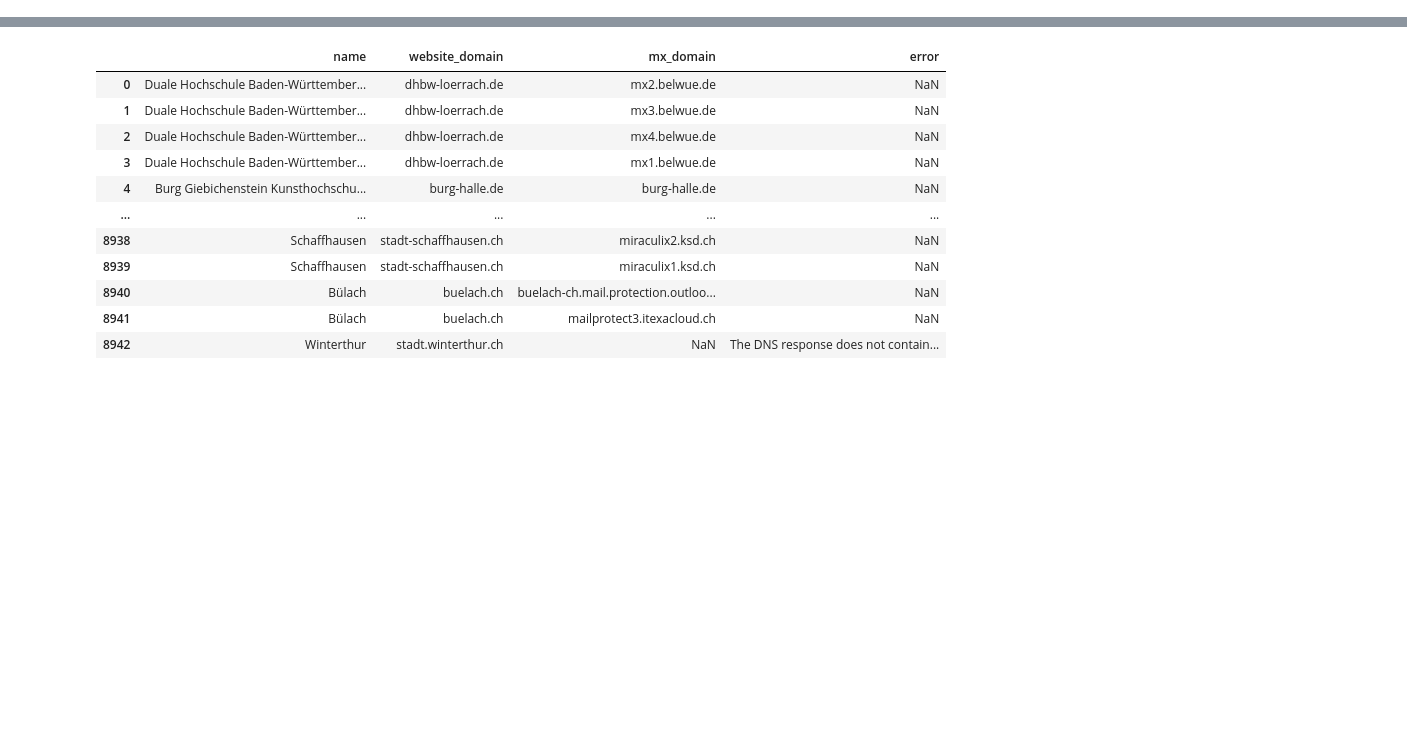
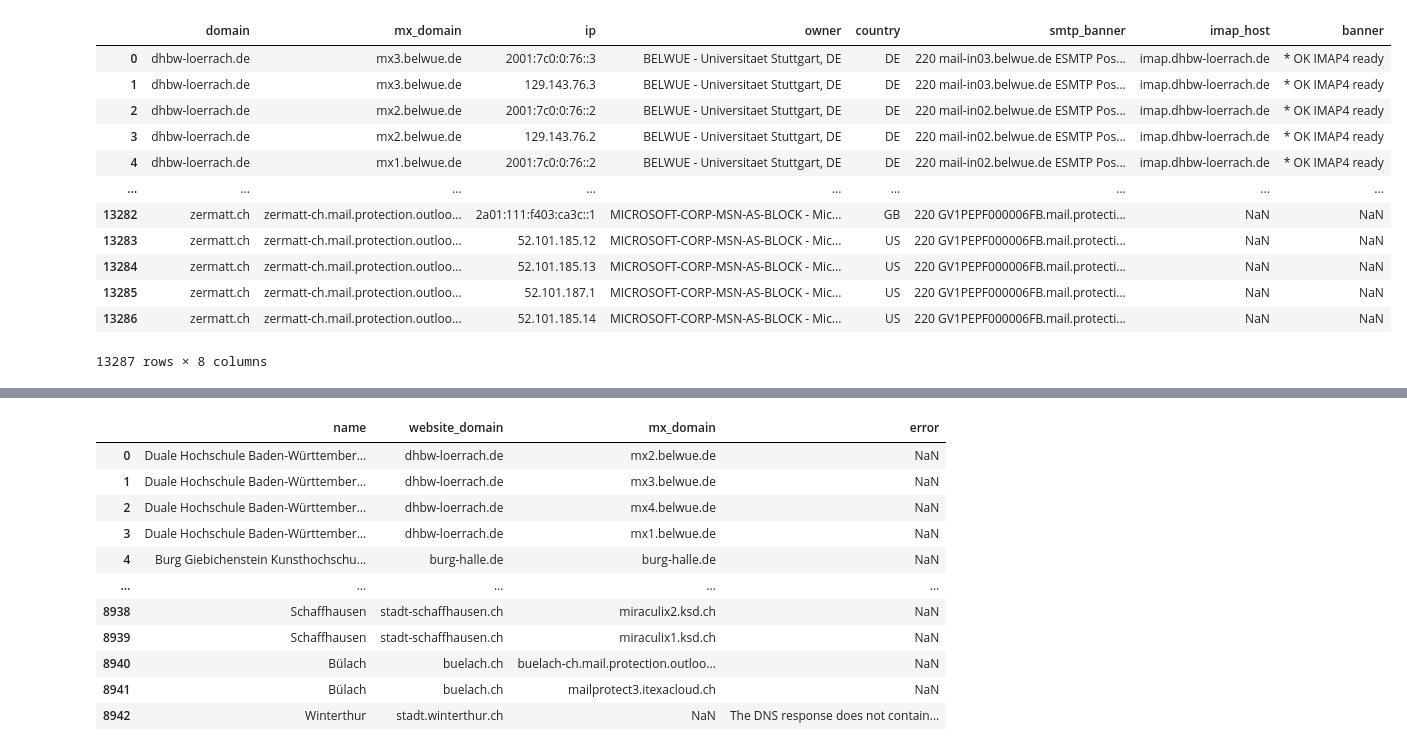
Before and after one commit to Owreeb/S.M.A.R.T.-Sovereign_Mail_Assessment_and_Rating_Tool, a Jupyter notebook: scanner/src/enricher/dev_notebook.ipynb, the cells around one changed output, grey strips where cells are left out. Drawn from its saved outputs; the diff is of its cells as text; code cells hidden in the pictures; blank space fills up the shorter version.

```diff
--- a/scanner/src/enricher/dev_notebook.ipynb
+++ b/scanner/src/enricher/dev_notebook.ipynb
@@ -25,0 +187,30 @@ domain
+# %%
+combiner_mx = combiner.merge(mx, on="domain", how="left").drop(columns=["error"])
+combiner_mx
+combiner_mx_ip = combiner_mx.merge(ip.drop(columns=["error"]), on="mx_domain")
+combiner_mx_ip
+combiner_mx_ip_asn = combiner_mx_ip.merge(asn.drop(columns=["asn", "prefix", "error"]), on="ip")
+combiner_mx_ip_asn
+combiner_mx_ip_asn_smtp = combiner_mx_ip_asn.merge(smtp.drop(columns=["port", "error"]), on="mx_domain")
+combiner_mx_ip_asn_smtp
+combiner_mx_ip_asn_smtp_imap = combiner_mx_ip_asn_smtp.merge(imap.drop(columns=["port", "error"]), on="domain")
+combiner_mx_ip_asn_smtp_imap
+# domain_combiner_mx = domain.merge(combiner_mx, left_on="email", right_on="domain", how="left")
+# domain_combiner_mx = domain.merge(combiner_mx, left_on="email", right_on="domain", how="left")
+# domain_combiner_mx
+# combiner_mx_domain_ip = combiner_mx_domain.merge(ip.drop(columns=["error"]), on="mx_domain", how="outer")
+# combiner_mx_domain_ip
+# %% [output]
+|  | domain | mx_domain | ip | owner | country | smtp_banner | imap_host | banner |
+| 0 | dhbw-loerrach.de | mx3.belwue.de | 2001:7c0:0:76::3 | BELWUE - Universitaet Stuttgart, DE | DE | 220 mail-in03.belwue.de ESMTP Pos... | imap.dhbw-loerrach.de | * OK IMAP4 ready |
+| 1 | dhbw-loerrach.de | mx3.belwue.de | 129.143.76.3 | BELWUE - Universitaet Stuttgart, DE | DE | 220 mail-in03.belwue.de ESMTP Pos... | imap.dhbw-loerrach.de | * OK IMAP4 ready |
+| 2 | dhbw-loerrach.de | mx2.belwue.de | 2001:7c0:0:76::2 | BELWUE - Universitaet Stuttgart, DE | DE | 220 mail-in02.belwue.de ESMTP Pos... | imap.dhbw-loerrach.de | * OK IMAP4 ready |
+| 3 | dhbw-loerrach.de | mx2.belwue.de | 129.143.76.2 | BELWUE - Universitaet Stuttgart, DE | DE | 220 mail-in02.belwue.de ESMTP Pos... | imap.dhbw-loerrach.de | * OK IMAP4 ready |
+| 4 | dhbw-loerrach.de | mx1.belwue.de | 2001:7c0:0:76::2 | BELWUE - Universitaet Stuttgart, DE | DE | 220 mail-in02.belwue.de ESMTP Pos... | imap.dhbw-loerrach.de | * OK IMAP4 ready |
+| ... | ... | ... | ... | ... | ... | ... | ... | ... |
+| 13282 | zermatt.ch | zermatt-ch.mail.protection.outloo... | 2a01:111:f403:ca3c::1 | MICROSOFT-CORP-MSN-AS-BLOCK - Mic... | GB | 220 GV1PEPF000006FB.mail.protecti... | NaN | NaN |
+| 13283 | zermatt.ch | zermatt-ch.mail.protection.outloo... | 52.101.185.12 | MICROSOFT-CORP-MSN-AS-BLOCK - Mic... | US | 220 GV1PEPF000006FB.mail.protecti... | NaN | NaN |
+| 13284 | zermatt.ch | zermatt-ch.mail.protection.outloo... | 52.101.185.13 | MICROSOFT-CORP-MSN-AS-BLOCK - Mic... | US | 220 GV1PEPF000006FB.mail.protecti... | NaN | NaN |
+| 13285 | zermatt.ch | zermatt-ch.mail.protection.outloo... | 52.101.187.1 | MICROSOFT-CORP-MSN-AS-BLOCK - Mic... | US | 220 GV1PEPF000006FB.mail.protecti... | NaN | NaN |
+| 13286 | zermatt.ch | zermatt-ch.mail.protection.outloo... | 52.101.185.14 | MICROSOFT-CORP-MSN-AS-BLOCK - Mic... | US | 220 GV1PEPF000006FB.mail.protecti... | NaN | NaN |
+13287 rows × 8 columns
```
Also changed, not shown: parts of 12 cells of this notebook, 10 other files.
